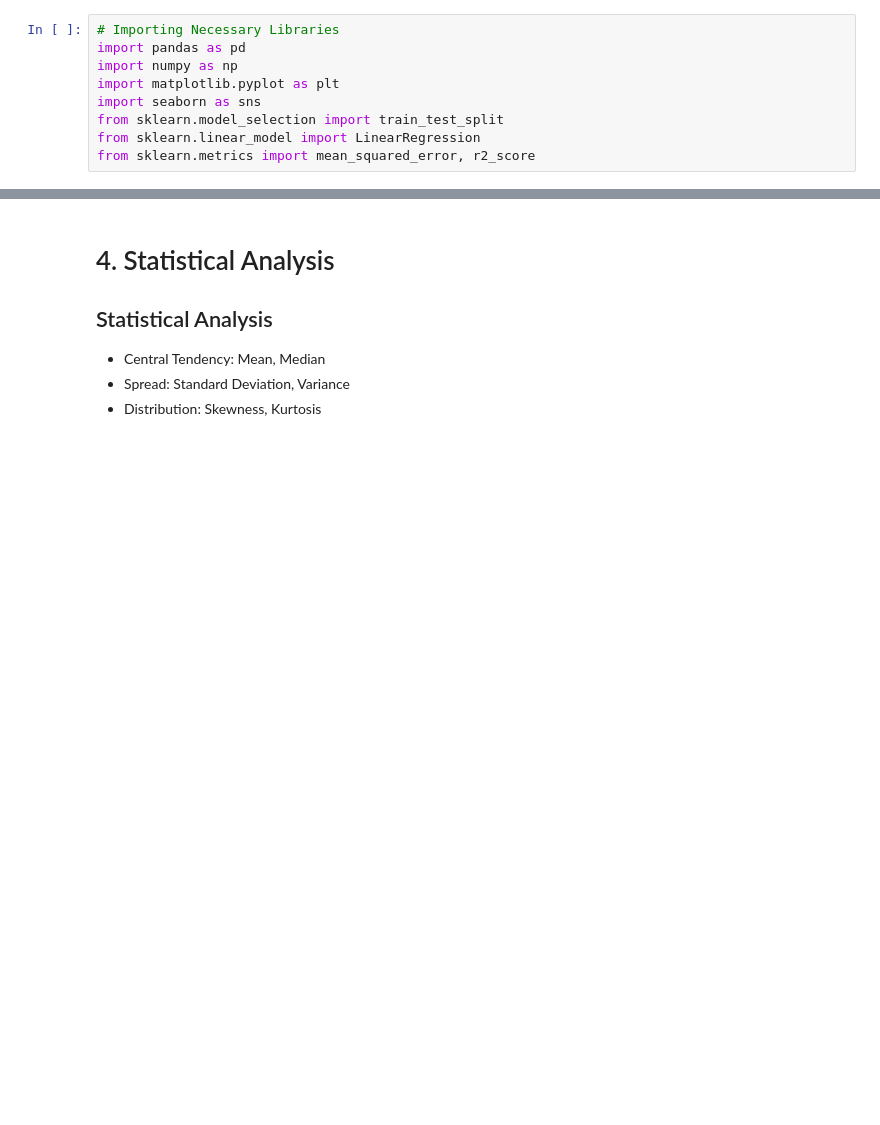
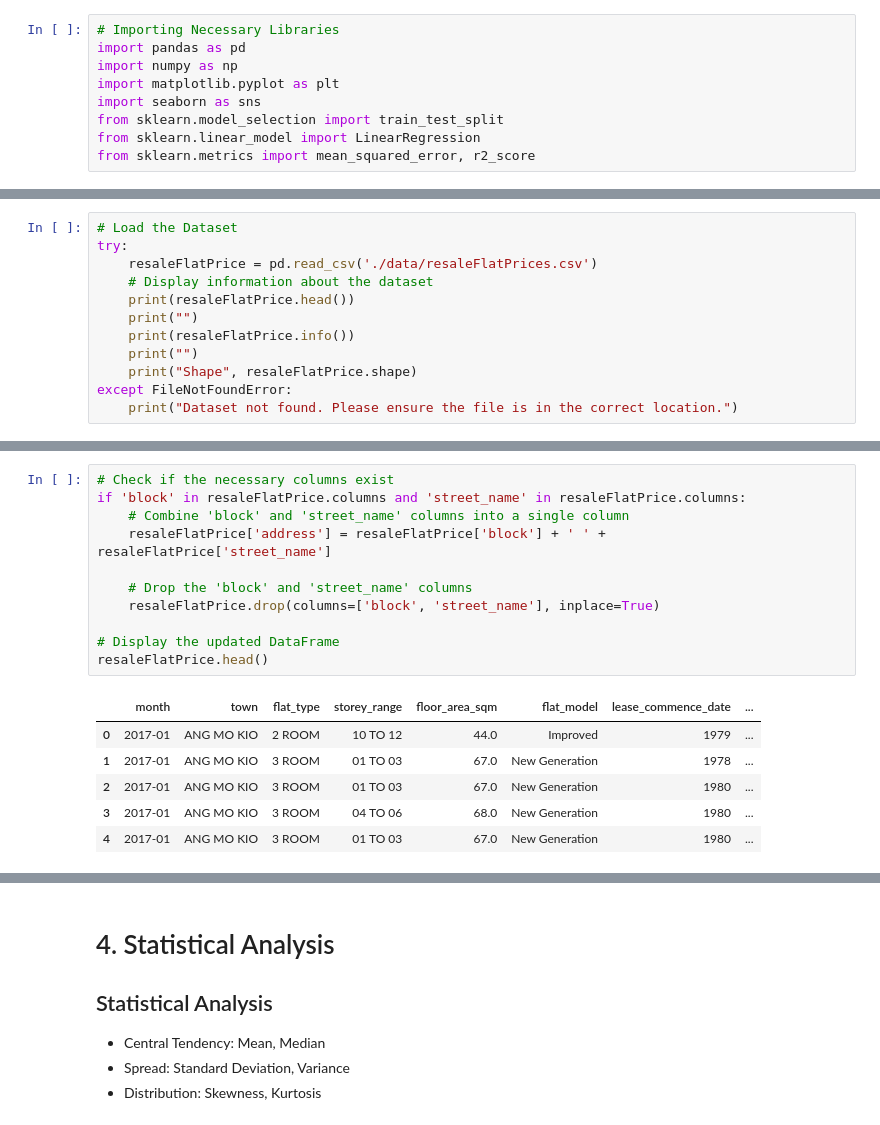
Before and after one commit to zayLatt25/data-science, a Jupyter notebook: datascience.ipynb, the cells around one changed output, grey strips where cells are left out. Drawn from its saved outputs; the diff is of its cells as text; blank space fills up the shorter version.

```diff
--- a/datascience.ipynb
+++ b/datascience.ipynb
@@ -31,0 +37,12 @@ from sklearn.metrics import mean_squared_error, r2_score
+# %%
+# Load the Dataset
+try:
+    resaleFlatPrice = pd.read_csv('./data/resaleFlatPrices.csv')
+    # Display information about the dataset
+    print(resaleFlatPrice.head())
+    print("")
+    print(resaleFlatPrice.info())
+    print("")
+    print("Shape", resaleFlatPrice.shape)
+except FileNotFoundError:
+    print("Dataset not found. Please ensure the file is in the correct location.")
@@ -55,0 +371,18 @@ print(data.isnull().sum())
+# %%
+# Check if the necessary columns exist
+if 'block' in resaleFlatPrice.columns and 'street_name' in resaleFlatPrice.columns:
+    # Combine 'block' and 'street_name' columns into a single column
+    resaleFlatPrice['address'] = resaleFlatPrice['block'] + ' ' + resaleFlatPrice['street_name']
+
+    # Drop the 'block' and 'street_name' columns
+    resaleFlatPrice.drop(columns=['block', 'street_name'], inplace=True)
+
+# Display the updated DataFrame
+resaleFlatPrice.head()
+# %% [output]
+|  | month | town | flat_type | storey_range | floor_area_sqm | flat_model | lease_commence_date | ... |
+| 0 | 2017-01 | ANG MO KIO | 2 ROOM | 10 TO 12 | 44.0 | Improved | 1979 | ... |
+| 1 | 2017-01 | ANG MO KIO | 3 ROOM | 01 TO 03 | 67.0 | New Generation | 1978 | ... |
+| 2 | 2017-01 | ANG MO KIO | 3 ROOM | 01 TO 03 | 67.0 | New Generation | 1980 | ... |
+| 3 | 2017-01 | ANG MO KIO | 3 ROOM | 04 TO 06 | 68.0 | New Generation | 1980 | ... |
+| 4 | 2017-01 | ANG MO KIO | 3 ROOM | 01 TO 03 | 67.0 | New Generation | 1980 | ... |
```
Also changed, not shown: parts of 40 cells of this notebook.
